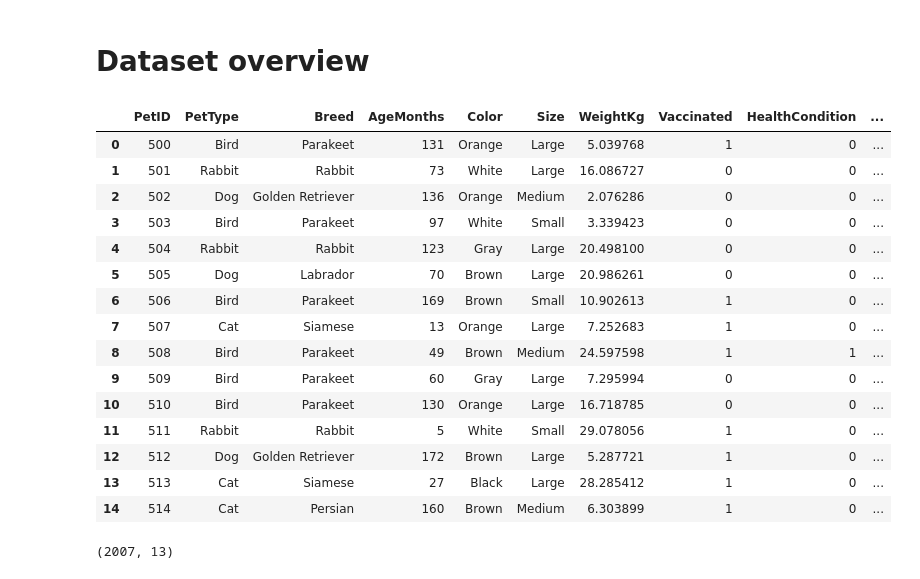
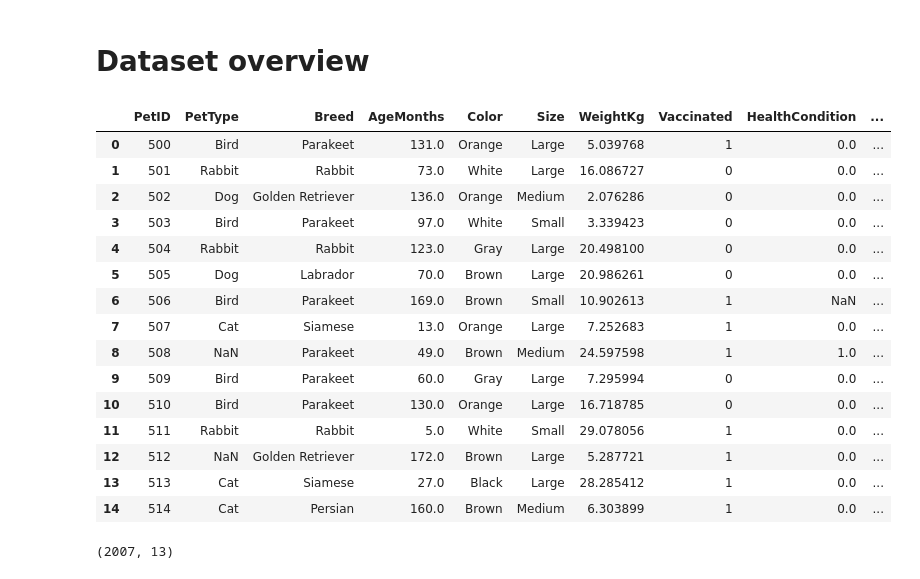
Before and after one commit to IzaSiemieniuk/pk_advanced_machine_learning, a Jupyter notebook: pet_adoption.ipynb, the cells around one changed output. Drawn from its saved outputs; the diff is of its cells as text; code cells hidden in the pictures.

```diff
--- a/pet_adoption.ipynb
+++ b/pet_adoption.ipynb
@@ -8,26 +8,26 @@ import matplotlib.pyplot as plt
 # %% [markdown]
 # Dataset overview
 # %%
-df = pd.read_csv('pet_adoption_data.csv')
+df = pd.read_csv('data/pet_adoption_data_with_missing.csv')
 
 df.head(n=15)
 # %% [output]
 |  | PetID | PetType | Breed | AgeMonths | Color | Size | WeightKg | Vaccinated | HealthCondition | ... |
-| 0 | 500 | Bird | Parakeet | 131 | Orange | Large | 5.039768 | 1 | 0 | ... |
-| 1 | 501 | Rabbit | Rabbit | 73 | White | Large | 16.086727 | 0 | 0 | ... |
-| 2 | 502 | Dog | Golden Retriever | 136 | Orange | Medium | 2.076286 | 0 | 0 | ... |
-| 3 | 503 | Bird | Parakeet | 97 | White | Small | 3.339423 | 0 | 0 | ... |
-| 4 | 504 | Rabbit | Rabbit | 123 | Gray | Large | 20.498100 | 0 | 0 | ... |
-| 5 | 505 | Dog | Labrador | 70 | Brown | Large | 20.986261 | 0 | 0 | ... |
-| 6 | 506 | Bird | Parakeet | 169 | Brown | Small | 10.902613 | 1 | 0 | ... |
-| 7 | 507 | Cat | Siamese | 13 | Orange | Large | 7.252683 | 1 | 0 | ... |
-| 8 | 508 | Bird | Parakeet | 49 | Brown | Medium | 24.597598 | 1 | 1 | ... |
-| 9 | 509 | Bird | Parakeet | 60 | Gray | Large | 7.295994 | 0 | 0 | ... |
-| 10 | 510 | Bird | Parakeet | 130 | Orange | Large | 16.718785 | 0 | 0 | ... |
-| 11 | 511 | Rabbit | Rabbit | 5 | White | Small | 29.078056 | 1 | 0 | ... |
-| 12 | 512 | Dog | Golden Retriever | 172 | Brown | Large | 5.287721 | 1 | 0 | ... |
-| 13 | 513 | Cat | Siamese | 27 | Black | Large | 28.285412 | 1 | 0 | ... |
-| 14 | 514 | Cat | Persian | 160 | Brown | Medium | 6.303899 | 1 | 0 | ... |
+| 0 | 500 | Bird | Parakeet | 131.0 | Orange | Large | 5.039768 | 1 | 0.0 | ... |
+| 1 | 501 | Rabbit | Rabbit | 73.0 | White | Large | 16.086727 | 0 | 0.0 | ... |
+| 2 | 502 | Dog | Golden Retriever | 136.0 | Orange | Medium | 2.076286 | 0 | 0.0 | ... |
+| 3 | 503 | Bird | Parakeet | 97.0 | White | Small | 3.339423 | 0 | 0.0 | ... |
+| 4 | 504 | Rabbit | Rabbit | 123.0 | Gray | Large | 20.498100 | 0 | 0.0 | ... |
+| 5 | 505 | Dog | Labrador | 70.0 | Brown | Large | 20.986261 | 0 | 0.0 | ... |
+| 6 | 506 | Bird | Parakeet | 169.0 | Brown | Small | 10.902613 | 1 | NaN | ... |
+| 7 | 507 | Cat | Siamese | 13.0 | Orange | Large | 7.252683 | 1 | 0.0 | ... |
+| 8 | 508 | NaN | Parakeet | 49.0 | Brown | Medium | 24.597598 | 1 | 1.0 | ... |
+| 9 | 509 | Bird | Parakeet | 60.0 | Gray | Large | 7.295994 | 0 | 0.0 | ... |
+| 10 | 510 | Bird | Parakeet | 130.0 | Orange | Large | 16.718785 | 0 | 0.0 | ... |
+| 11 | 511 | Rabbit | Rabbit | 5.0 | White | Small | 29.078056 | 1 | 0.0 | ... |
+| 12 | 512 | NaN | Golden Retriever | 172.0 | Brown | Large | 5.287721 | 1 | 0.0 | ... |
+| 13 | 513 | Cat | Siamese | 27.0 | Black | Large | 28.285412 | 1 | 0.0 | ... |
+| 14 | 514 | Cat | Persian | 160.0 | Brown | Medium | 6.303899 | 1 | 0.0 | ... |
 # %%
 df.shape
 # %% [output]
```
Also changed, not shown: parts of 13 cells of this notebook, 4 other files.
